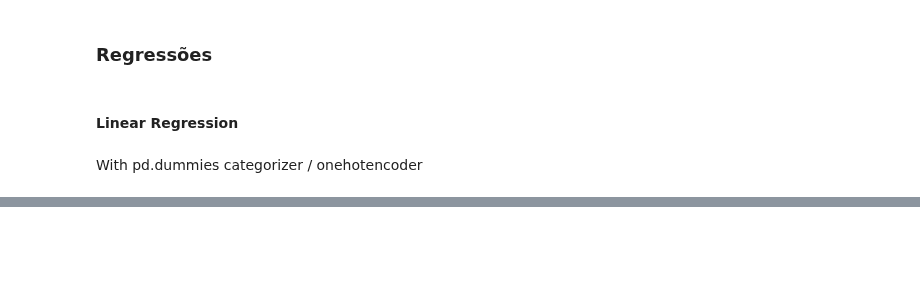
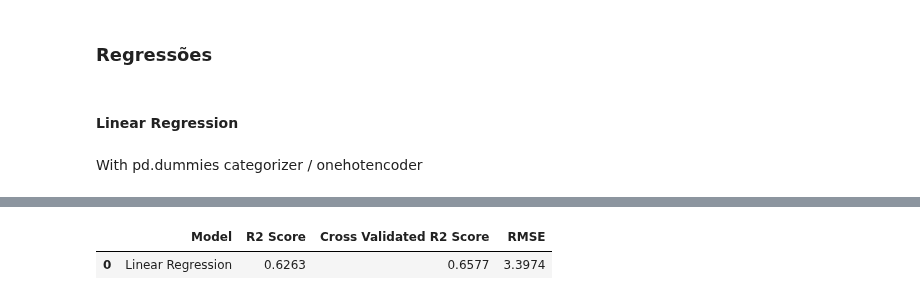
Before and after one commit to caiocmb7/MachineLearning-DS, a Jupyter notebook: ICD/Trabalho1/project.ipynb, the cells around one changed output, grey strips where cells are left out. Cells and saved outputs as stored; diff of their text form; code cells hidden in the pictures; blank space fills up the shorter version.

Commit message:
updated project, apply onehotencoder and CV R2 score

```diff
--- a/ICD/Trabalho1/project.ipynb
+++ b/ICD/Trabalho1/project.ipynb
@@ -125,3 +137,12 @@ def standardize_columns(df, num_columns):
+# %%
+def Reg_Models_Evaluation_Metrics(model, X_train, y_train, X_test, y_test, y_pred):
+    cv_score = cross_val_score(estimator=model, X=X_train, y=y_train, cv=10)
+    r2 = model.score(X_test, y_test)
+    RMSE = np.sqrt(mean_squared_error(y_test, y_pred))
+    R2 = model.score(X_test, y_test)
+    CV_R2 = cv_score.mean()
+
+    return round(R2, 4), round(cv_score.mean(), 4), round(RMSE, 4)
 # %% [markdown]
 ## Webscraping
 # %% [markdown]
@@ -1136,4 +1150,0 @@ With label encoder
-# %%
-reg = LinearRegression()
-reg.fit(X_train, y_train)
-y_pred = reg.predict(X_test)
@@ -1178,0 +1179,12 @@ df_final
+# %%
+ndf = [Reg_Models_Evaluation_Metrics(reg, X_train, y_train, X_test, y_test, y_pred)]
+
+reg_score = pd.DataFrame(
+    data=ndf,
+    columns=["R2 Score", "Cross Validated R2 Score", "RMSE"],
+)
+reg_score.insert(0, "Model", "Linear Regression")
+reg_score
+# %% [output]
+|  | Model | R2 Score | Cross Validated R2 Score | RMSE |
+| 0 | Linear Regression | 0.6263 | 0.6577 | 3.3974 |
```
Also changed, not shown: parts of 31 cells of this notebook, 1 other file.
